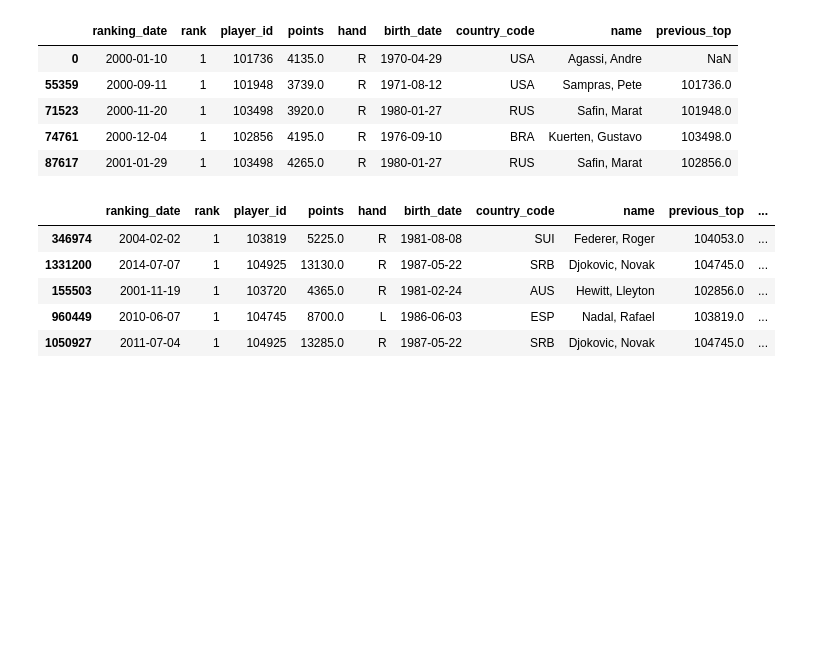
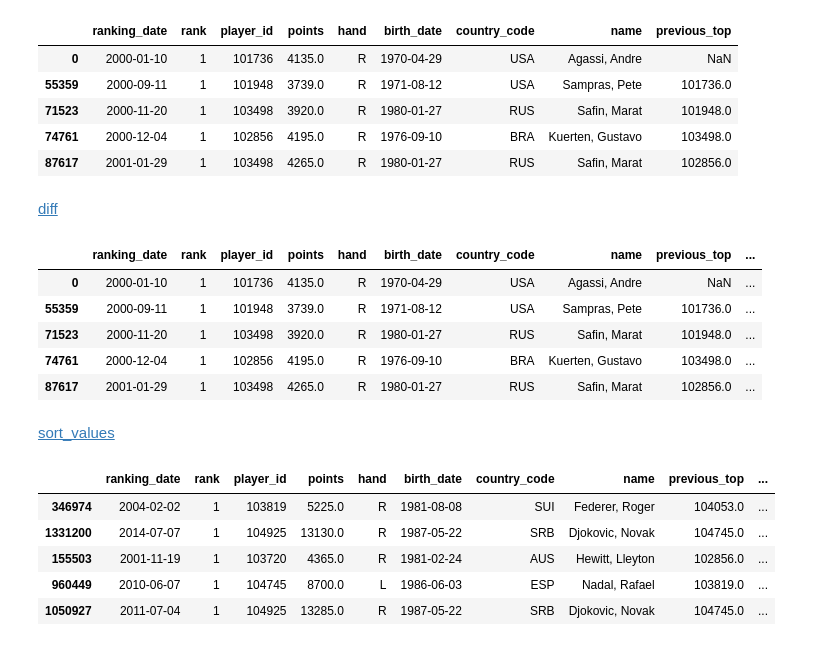
Before and after one commit to AaltoSciComp/data-analysis-workflows-course, a Jupyter notebook: python_exercises/ch2-python-lecture.ipynb, the cells around one changed output. Saved outputs shown, nothing was run; the diff lists cells and outputs as text; code cells hidden in the pictures; blank space fills up the shorter version.

```diff
--- a/python_exercises/ch2-python-lecture.ipynb
+++ b/python_exercises/ch2-python-lecture.ipynb
@@ -252,8 +252,20 @@ atp_top1_reigns.head()
 | 71523 | 2000-11-20 | 1 | 103498 | 3920.0 | R | 1980-01-27 | RUS | Safin, Marat | 101948.0 |
 | 74761 | 2000-12-04 | 1 | 102856 | 4195.0 | R | 1976-09-10 | BRA | Kuerten, Gustavo | 103498.0 |
 | 87617 | 2001-01-29 | 1 | 103498 | 4265.0 | R | 1980-01-27 | RUS | Safin, Marat | 102856.0 |
+# %% [markdown]
+[diff](https://pandas.pydata.org/pandas-docs/stable/reference/api/pandas.DataFrame.diff.html)
 # %%
 atp_top1_reigns['reign_length'] = atp_top1_reigns.loc[:,'ranking_date'].diff().shift(-1)
+atp_top1_reigns.head()
+# %% [output]
+|  | ranking_date | rank | player_id | points | hand | birth_date | country_code | name | previous_top | ... |
+| 0 | 2000-01-10 | 1 | 101736 | 4135.0 | R | 1970-04-29 | USA | Agassi, Andre | NaN | ... |
+| 55359 | 2000-09-11 | 1 | 101948 | 3739.0 | R | 1971-08-12 | USA | Sampras, Pete | 101736.0 | ... |
+| 71523 | 2000-11-20 | 1 | 103498 | 3920.0 | R | 1980-01-27 | RUS | Safin, Marat | 101948.0 | ... |
+| 74761 | 2000-12-04 | 1 | 102856 | 4195.0 | R | 1976-09-10 | BRA | Kuerten, Gustavo | 103498.0 | ... |
+| 87617 | 2001-01-29 | 1 | 103498 | 4265.0 | R | 1980-01-27 | RUS | Safin, Marat | 102856.0 | ... |
+# %% [markdown]
+[sort_values](https://pandas.pydata.org/pandas-docs/stable/reference/api/pandas.DataFrame.sort_values.html)
 # %%
 atp_top1_reigns.sort_values('reign_length', ascending=False).head(5)
 # %% [output]
```
Also changed, not shown: parts of 9 cells of this notebook, 2 other files.
